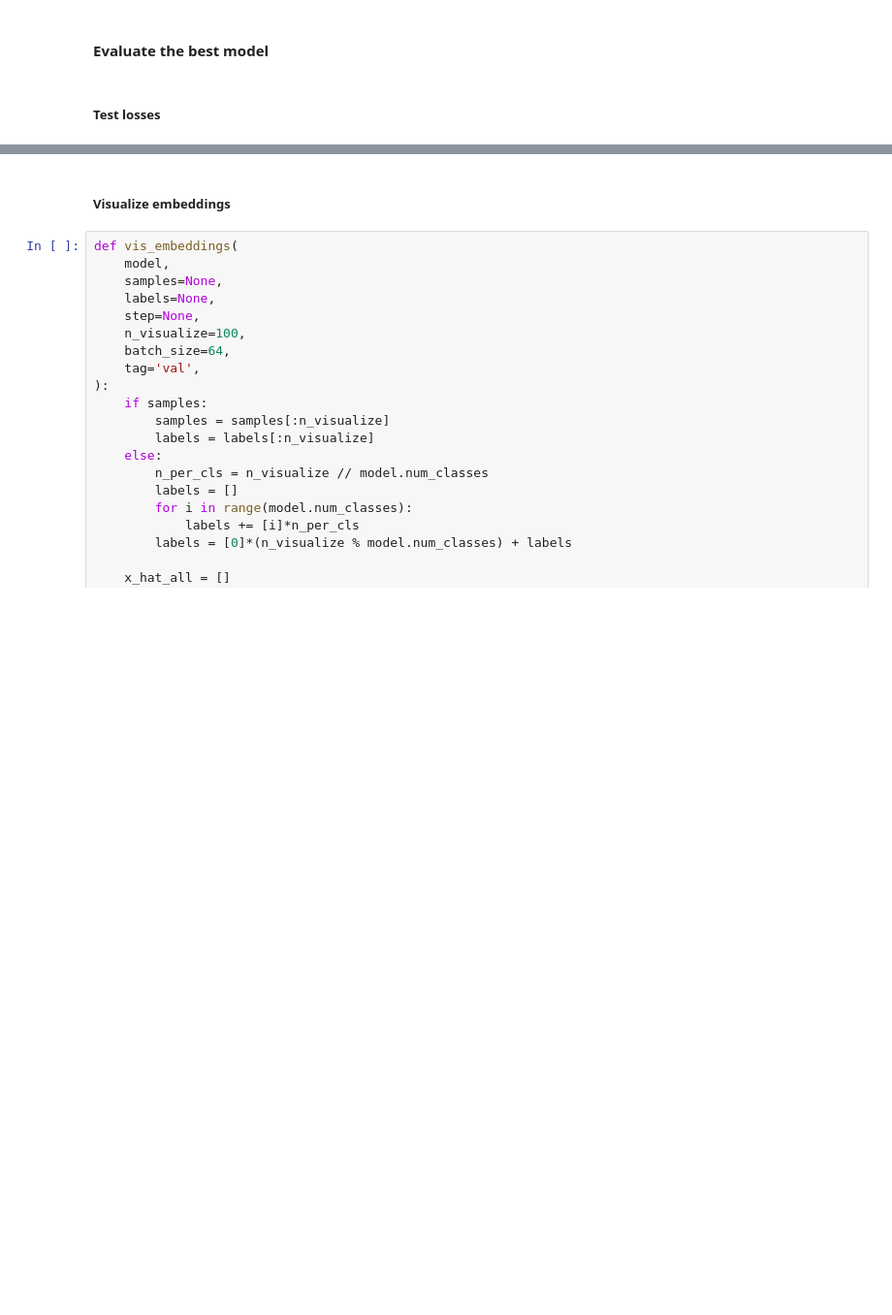
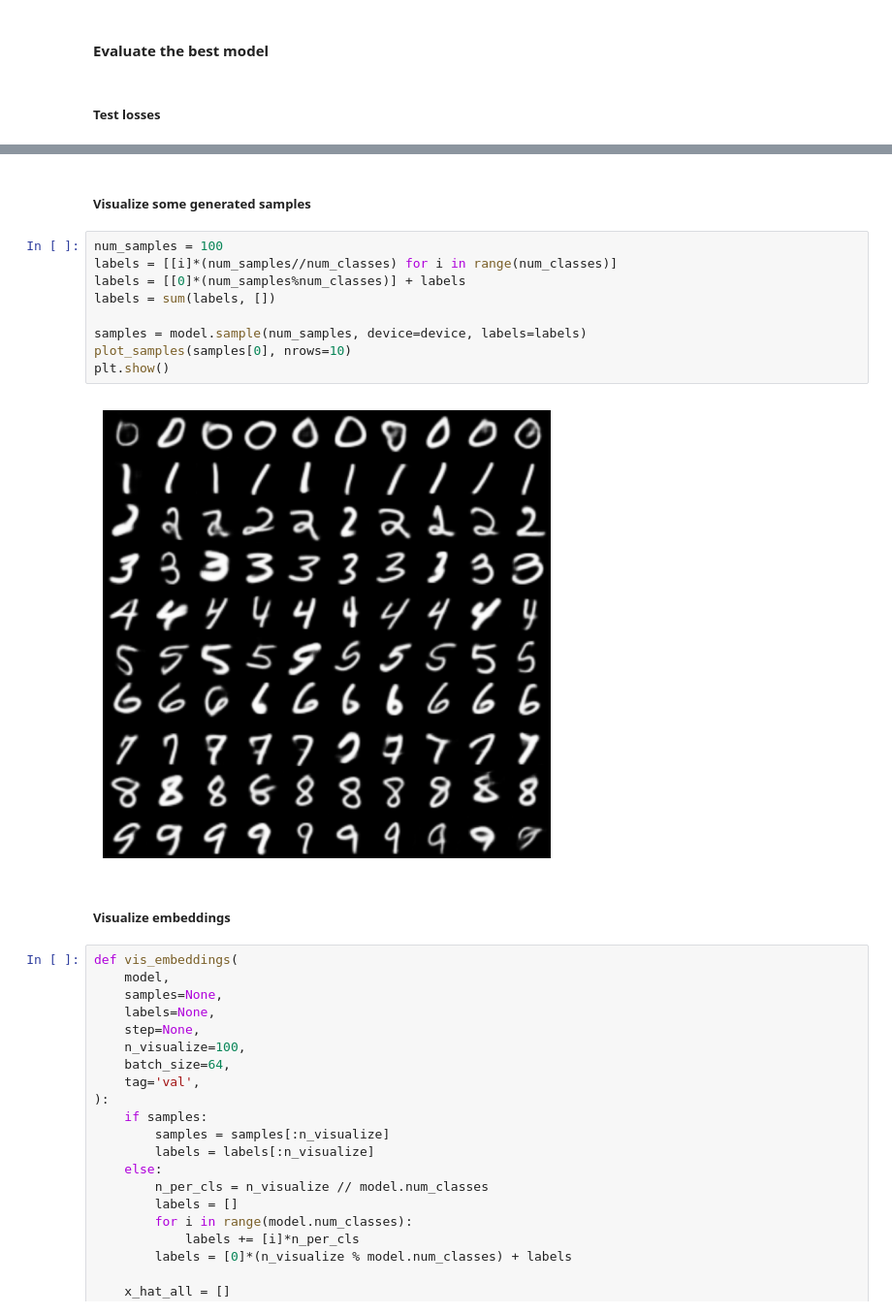
Before and after one commit to xuanrui-work/vae, a Jupyter notebook: CVAE - Conditional Variational Autoencoder.ipynb, the cells around one changed output, grey strips where cells are left out. Shown at 97% size. Cells and saved outputs as stored; diff of their text form; blank space fills up the shorter version.

```diff
--- a/CVAE - Conditional Variational Autoencoder.ipynb
+++ b/CVAE - Conditional Variational Autoencoder.ipynb
@@ -469,3 +472,16 @@ print(test_stat)
+# %% [markdown]
+##### Visualize some generated samples
+# %%
+num_samples = 100
+labels = [[i]*(num_samples//num_classes) for i in range(num_classes)]
+labels = [[0]*(num_samples%num_classes)] + labels
+labels = sum(labels, [])
+
+samples = model.sample(num_samples, device=device, labels=labels)
+plot_samples(samples[0], nrows=10)
+plt.show()
+# %% [output]
+[figure, added]
 # %% [markdown]
 ##### Visualize embeddings
 # %%
```
Also changed, not shown: parts of 8 cells of this notebook, 1 other file.
